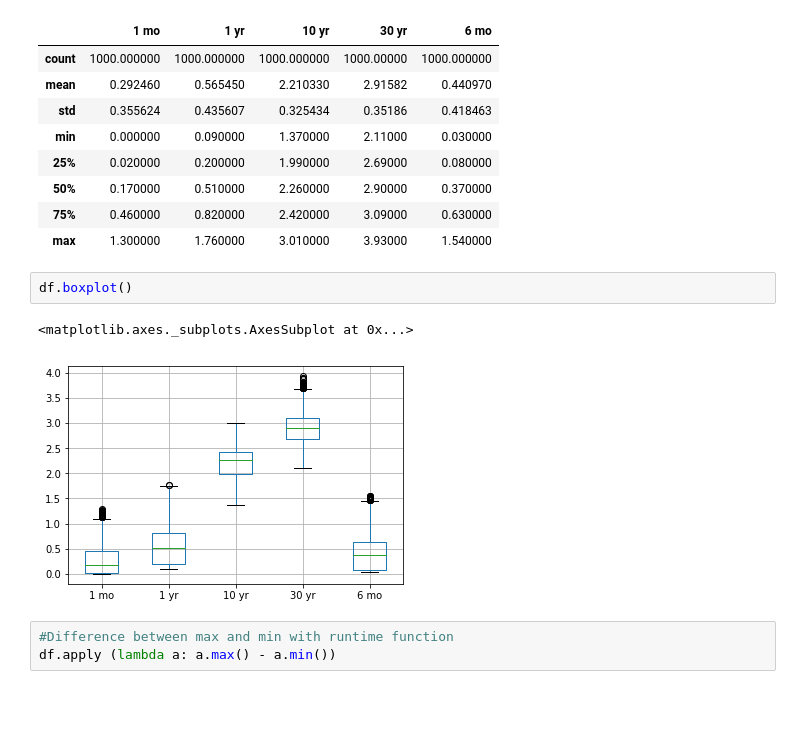
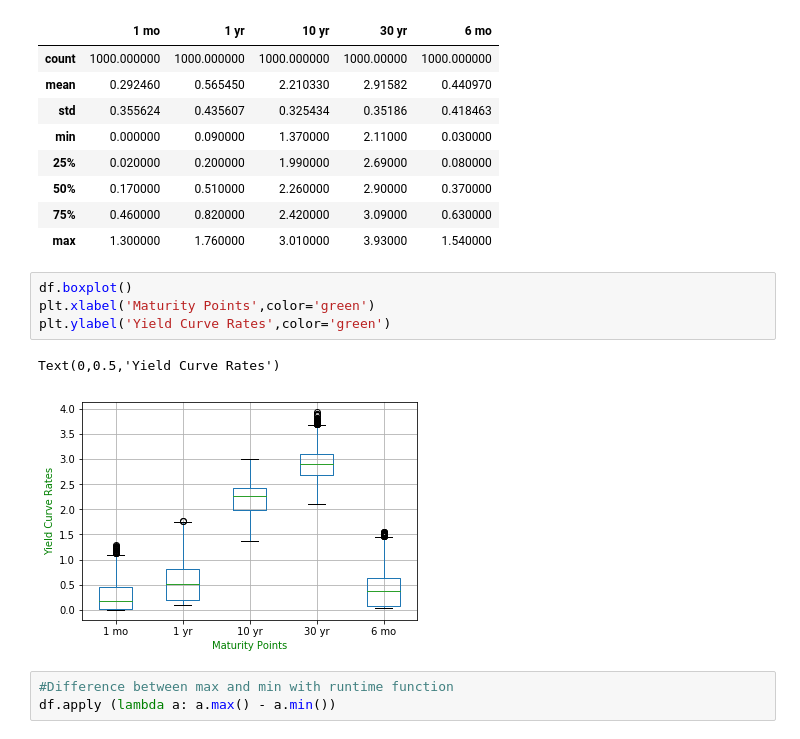
Before and after one commit to sarilacivert/Prep-for-Data-Science, a Jupyter notebook: DSP_JohnFoxworthy.ipynb, the cells around one changed output. Saved outputs shown, nothing was run; the diff lists cells and outputs as text; blank space fills up the shorter version.

```diff
--- a/DSP_JohnFoxworthy.ipynb
+++ b/DSP_JohnFoxworthy.ipynb
@@ -66,11 +49,13 @@ df.describe()
 | 50% | 0.170000 | 0.510000 | 2.260000 | 2.90000 | 0.370000 |
 | 75% | 0.460000 | 0.820000 | 2.420000 | 3.09000 | 0.630000 |
 | max | 1.300000 | 1.760000 | 3.010000 | 3.93000 | 1.540000 |
-# %%
-df.boxplot()
-# %% [output]
-<matplotlib.axes._subplots.AxesSubplot at 0x...>
-[figure, removed]
+# %%
+df.boxplot()
+plt.xlabel('Maturity Points',color='green')
+plt.ylabel('Yield Curve Rates',color='green')
+# %% [output]
+Text(0,0.5,'Yield Curve Rates')
+[figure, added]
 # %%
 #Difference between max and min with runtime function
 df.apply (lambda a: a.max() - a.min())
```
Also changed, not shown: parts of 10 cells of this notebook.
